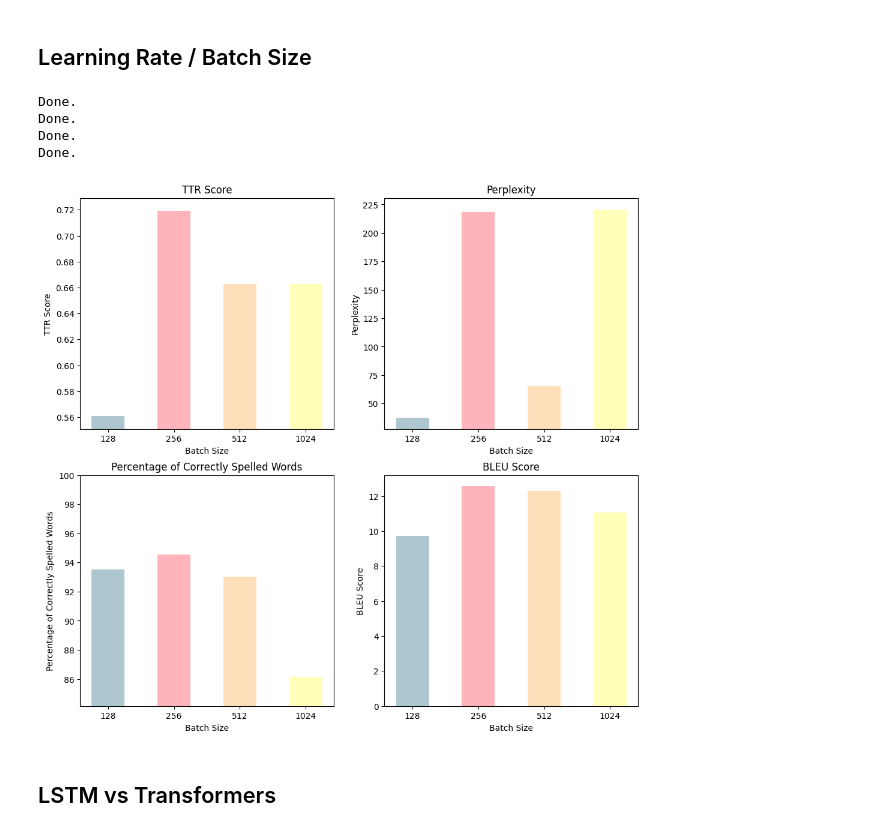
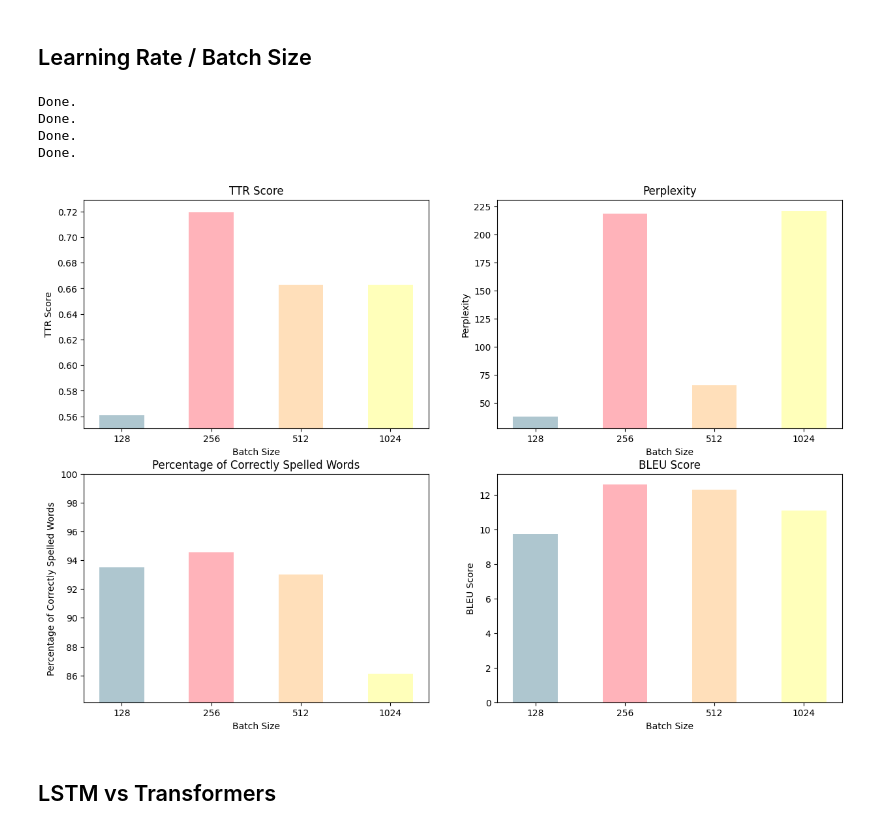
Before and after one commit to ttperr/DD2424-DL-Text_Gen_Project, a Jupyter notebook: evaluation.ipynb, the cells around one changed output. Saved outputs shown, nothing was run; the diff lists cells and outputs as text; code cells hidden in the pictures.

```diff
--- a/evaluation.ipynb
+++ b/evaluation.ipynb
@@ -314,7 +314,7 @@ for k in range(len(hidden_sizes)):
 
 
 indices = np.arange(len(hidden_sizes))
-f = plt.figure(figsize=(12, 11))
+f = plt.figure(figsize=(15, 10))
 plt.subplot(2, 2, 1)
 plt.bar(indices, ttr_scores, width=0.5, color=pastel_colors)  # Use pastel colors
 plt.xlabel('Hidden Size')
@@ -385,7 +385,7 @@ for k in range(len(nb_layers)):
     bleu_scores.append(bleu_score)
 
 indices = np.arange(len(nb_layers))
-f = plt.figure(figsize=(12, 8))
+f = plt.figure(figsize=(15, 10))
 plt.subplot(2, 2, 1)
 plt.bar(indices, ttr_scores, width=0.5, color=pastel_colors)  # Use pastel colors
 plt.xlabel('Layers')
@@ -454,7 +454,7 @@ for k in range(len(nb_layers)*len(types)):
     bleu_scores.append(bleu_score)
 
 indices = np.arange(len(nb_layers)*len(types))
-f = plt.figure(figsize=(12, 11))
+f = plt.figure(figsize=(15, 10))
 
 plt.subplot(2, 2, 1)
 plt.bar(indices, ttr_scores, width=0.5, color=pastel_colors)  # Use pastel colors
@@ -523,7 +523,7 @@ for k in range(len(dropout)):
     bleu_scores.append(bleu_score)
 
 indices = np.arange(len(dropout))
-f = plt.figure(figsize=(12, 11))
+f = plt.figure(figsize=(15, 10))
 
 plt.subplot(2, 2, 1)
 plt.bar(indices, ttr_scores, width=0.5, color=pastel_colors)  # Use pastel colors
@@ -596,7 +596,7 @@ for k in range(len(batch_sizes)):
     bleu_scores.append(bleu_score)
 
 indices = np.arange(len(batch_sizes))
-f = plt.figure(figsize=(12, 11))
+f = plt.figure(figsize=(15, 10))
 
 plt.subplot(2, 2, 1)
 plt.bar(indices, ttr_scores, width=0.5, color=pastel_colors)  # Use pastel colors
@@ -607,34 +607,34 @@ plt.title('TTR Score')
 plt.xticks(indices, batch_sizes)  # Set the x-ticks to the specific hidden sizes
 
 plt.subplot(2, 2, 2)
 plt.bar(indices, perplexity_scores, width=0.5, color=pastel_colors)  # Use pastel colors
 plt.xlabel('Batch Size')
 plt.ylabel('Perplexity')
 plt.ylim(min(perplexity_scores) - 10, max(perplexity_scores) + 10)
 plt.title('Perplexity')
 plt.xticks(indices, batch_sizes)  # Set the x-ticks to the specific hidden sizes
 
 plt.subplot(2, 2, 3)
 plt.bar(indices, text_percentage_scores, width=0.5, color=pastel_colors)  # Use pastel colors
 plt.xlabel('Batch Size')
 plt.ylabel('Percentage of Correctly Spelled Words')
 plt.ylim(min(text_percentage_scores)-2, 100)
 plt.title('Percentage of Correctly Spelled Words')
 plt.xticks(indices, batch_sizes)  # Set the x-ticks to the specific hidden sizes
 
 plt.subplot(2, 2, 4)
 plt.bar(indices, bleu_scores, width=0.5, color=pastel_colors)  # Use pastel colors
 plt.xlabel('Batch Size')
 plt.ylabel('BLEU Score')
 plt.title('BLEU Score')
 plt.xticks(indices, batch_sizes)  # Set the x-ticks to the specific hidden sizes
 plt.show()
 # %% [output]
 Done.
 Done.
 Done.
 Done.
-[figure, old version]
+[figure, new version]
 # %% [markdown]
 ## LSTM vs Transformers
 # %%
```
Also changed, not shown: parts of 10 cells of this notebook, 1 other file.
